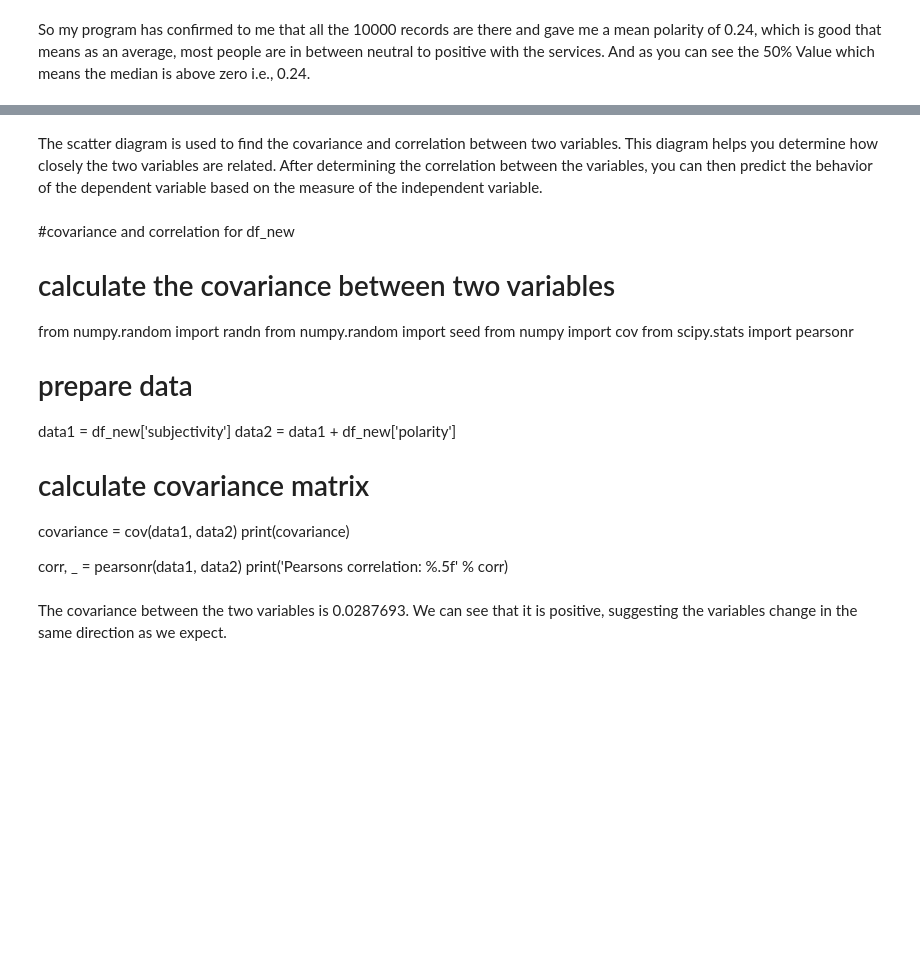
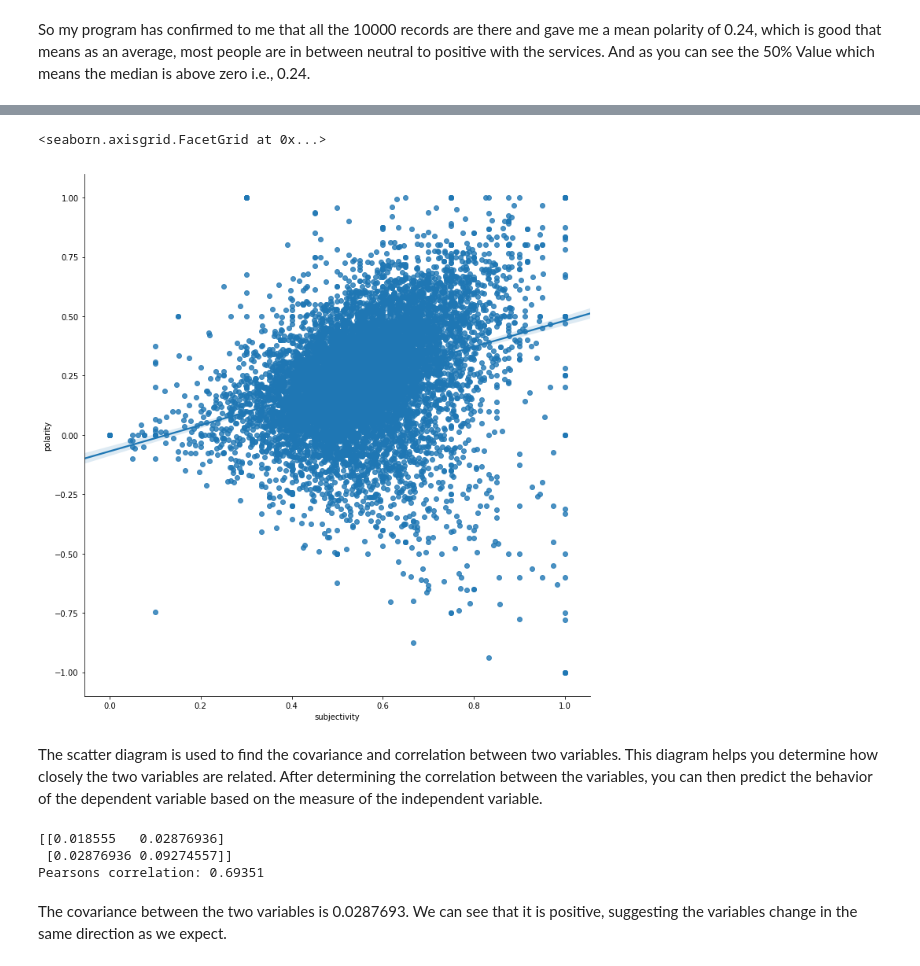
Before and after one commit to nishimishra71/Python, a Jupyter notebook: Capstone_2/Capstone_2.ipynb, the cells around one changed output, grey strips where cells are left out. Cells and saved outputs as stored; diff of their text form; code cells hidden in the pictures; blank space fills up the shorter version.

```diff
--- a/Capstone_2/Capstone_2.ipynb
+++ b/Capstone_2/Capstone_2.ipynb
@@ -238,23 +254,34 @@ sns.lmplot(x='subjectivity',y='polarity',data=df_new,fit_reg=True,scatter=True,
+# %%
+#scatter for dffilter
+
+sns.lmplot(x='subjectivity',y='polarity',data=df_new,fit_reg=True,scatter=True, height=10,palette="mute")
+# %% [output]
+<seaborn.axisgrid.FacetGrid at 0x...>
+[figure, added]
 # %% [markdown]
 The scatter diagram is used to find the covariance and correlation between two variables. This diagram helps you determine how closely the two variables are related. After determining the correlation between the variables, you can then predict the behavior of the dependent variable based on the measure of the independent variable.
-# %% [markdown]
-#covariance and correlation for df_new
-# calculate the covariance between two variables
-
-from numpy.random import randn
-from numpy.random import seed
-from numpy import cov
-from scipy.stats import pearsonr
-
-# prepare data
-data1 = df_new['subjectivity']
-data2 = data1 + df_new['polarity']
-# calculate covariance matrix
-covariance = cov(data1, data2)
-print(covariance)
-
-corr, _ = pearsonr(data1, data2)
-print('Pearsons correlation: %.5f' % corr)
+# %%
+#covariance and correlation for df_new
+# calculate the covariance between two variables
+
+from numpy.random import randn
+from numpy.random import seed
+from numpy import cov
+from scipy.stats import pearsonr
+
+# prepare data
+data1 = df_new['subjectivity']
+data2 = data1 + df_new['polarity']
+# calculate covariance matrix
+covariance = cov(data1, data2)
+print(covariance)
+
+corr, _ = pearsonr(data1, data2)
+print('Pearsons correlation: %.5f' % corr)
+# %% [output]
+[[0.018555   0.02876936]
+ [0.02876936 0.09274557]]
+Pearsons correlation: 0.69351
 # %% [markdown]
 The covariance between the two variables is 0.0287693. We can see that it is positive, suggesting the variables change in the same direction as we expect.
 # %% [markdown]
```
Also changed, not shown: parts of 34 cells of this notebook.
